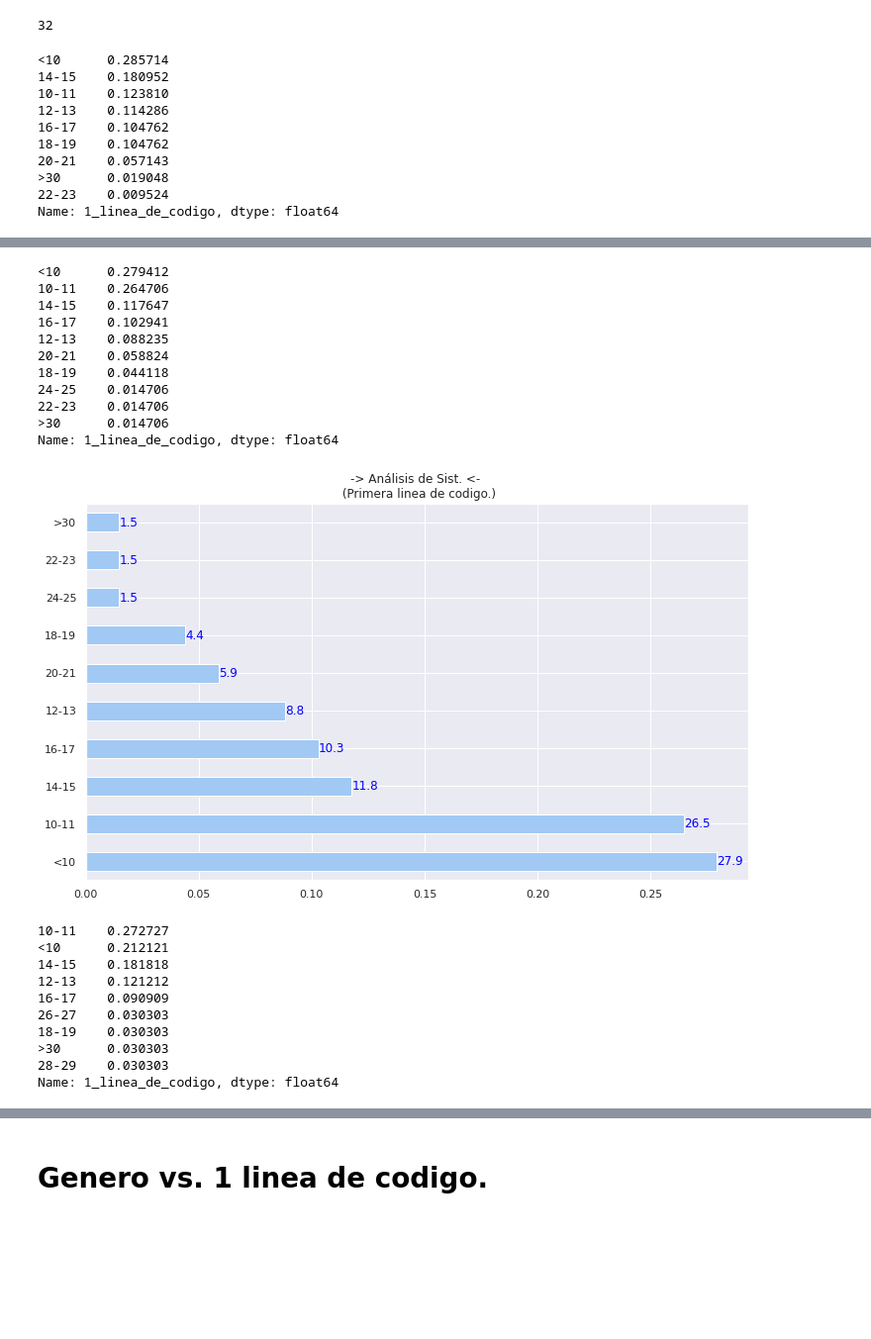
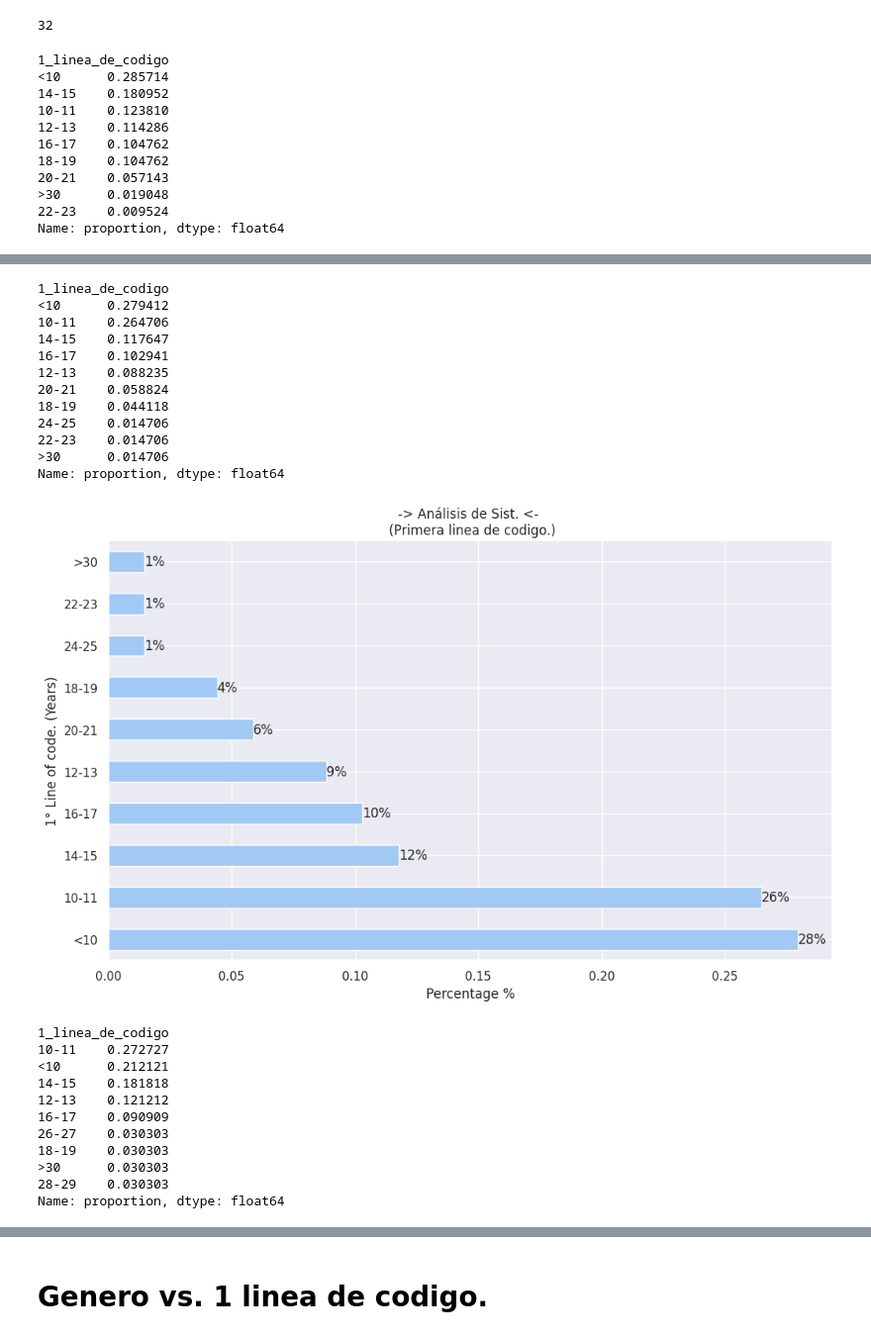
Before and after one commit to TorrezMN/Data_Science, a Jupyter notebook: Enc_Devs_Py/Notebooks/Experience.ipynb, the cells around one changed output, grey strips where cells are left out. Shown at 99% size. Saved outputs shown, nothing was run; the diff lists cells and outputs as text; code cells hidden in the pictures; blank space fills up the shorter version.

```diff
--- a/Enc_Devs_Py/Notebooks/Experience.ipynb
+++ b/Enc_Devs_Py/Notebooks/Experience.ipynb
@@ -411,10 +486,10 @@ fig = plt.figure(figsize=(9, 5))
 
 
 no_comp_exp_coding = (
-    gen.get_group("NO COMPARTO")["exp_en_programacion"]
+    gen.get_group("DONT SHARE")["exp_en_programacion"]
     .value_counts()
     .plot(
-        kind="barh", title="Experiencia en TI. - NO COMPARTO", color=get_color('I do not share.','light')
+        kind="barh", title="Experiencia en TI. - DONT SHARE", color=get_color('I do not share.','light')
     )
 )
 
@@ -424,7 +499,7 @@ no_comp_exp_coding.set_ylabel("Years of experience.")
 
 
 for k, v in enumerate(
-    gen.get_group("NO COMPARTO")["exp_en_programacion"].value_counts().values
+    gen.get_group("DONT SHARE")["exp_en_programacion"].value_counts().values
 ):
     no_comp_exp_coding.annotate(v, (v, k), va="center", color="blue")
 
@@ -493,26 +592,26 @@ Name: 1_linea_de_codigo, dtype: int64
 # %%
 fig = plt.figure(figsize=(9, 5))
 
-prim_linea_coding_hombres = (
-    gen.get_group("HOMBRE")["1_linea_de_codigo"]
+prim_linea_coding_MANs = (
+    gen.get_group("MAN")["1_linea_de_codigo"]
     .value_counts()
     .plot(
         kind="barh",
-        title="PRIMERA LINEA DE CODIGO - HOMBRES",
+        title="PRIMERA LINEA DE CODIGO - MANS",
         color=get_color('Male','light'),
     )
 )
 
 
-prim_linea_coding_hombres.set_xlabel("Total")
-prim_linea_coding_hombres.set_ylabel("Years of experience.")
+prim_linea_coding_MANs.set_xlabel("Total")
+prim_linea_coding_MANs.set_ylabel("Years of experience.")
 
 
 
 for k, v in enumerate(
-    gen.get_group("HOMBRE")["1_linea_de_codigo"].value_counts().values
+    gen.get_group("MAN")["1_linea_de_codigo"].value_counts().values
 ):
-    prim_linea_coding_hombres.annotate(v, (v, k), va="center", color="blue")
+    prim_linea_coding_MANs.annotate(v, (v, k), va="center", color="blue")
 
 plt.show()
 # %% [output]
@@ -535,18 +635,18 @@ Name: 1_linea_de_codigo, dtype: int64
 # %%
 fig = plt.figure(figsize=(9, 5))
 
-prim_linea_coding_mujeres = (
-    gen.get_group("MUJER")["1_linea_de_codigo"]
+prim_linea_coding_WOMANes = (
+    gen.get_group("WOMAN")["1_linea_de_codigo"]
     .value_counts()
     .plot(
-        kind="barh", title="PRIMERA LINEA DE CODIGO - MUJER", color=get_color('Female','light')
+        kind="barh", title="PRIMERA LINEA DE CODIGO - WOMAN", color=get_color('Female','light')
     )
 )
 
 for k, v in enumerate(
-    gen.get_group("MUJER")["1_linea_de_codigo"].value_counts().values
+    gen.get_group("WOMAN")["1_linea_de_codigo"].value_counts().values
 ):
-    prim_linea_coding_mujeres.annotate(v, (v, k), va="center")
+    prim_linea_coding_WOMANes.annotate(v, (v, k), va="center")
 
 plt.show()
 # %% [output]
@@ -566,7 +667,7 @@ Name: 1_linea_de_codigo, dtype: int64
 fig = plt.figure(figsize=(9, 5))
 
 prim_linea_cod_no_comp = (
-    gen.get_group("NO COMPARTO")["1_linea_de_codigo"]
+    gen.get_group("DONT SHARE")["1_linea_de_codigo"]
     .value_counts()
     .plot(
         kind="barh",
@@ -577,7 +678,7 @@ prim_linea_cod_no_comp = (
 
 
 for k, v in enumerate(
-    gen.get_group("NO COMPARTO")["1_linea_de_codigo"].value_counts().values
+    gen.get_group("DONT SHARE")["1_linea_de_codigo"].value_counts().values
 ):
     prim_linea_cod_no_comp.annotate(v, (v, k), va="center", color="blue")
 
@@ -857,13 +984,18 @@ for k, v in enumerate(carreras):
     a_plot = a_df.plot(title=f"-> {v} <- \n (Primera linea de codigo.)", kind="barh")
 
     for l, m in enumerate(a_df.values):
-        a_plot.annotate("{0:.1f}".format(m * 100), (m, l), va="center", color="blue")
+
+        #a_plot.annotate("{0:.1f}".format(m * 100), (m, l), va="center", color="blue")
+        a_plot.annotate(get_percentage(m), (m, l), va="center")
+    plt.xlabel('Percentage %')
+    plt.ylabel('1° Line of code. (Years)')
     plt.show()
     print("\n" * 3)
 
 
 # plt.subplots_adjust(left=0.1, bottom=0.1, right=0.9, top=0.9, wspace=0.4, hspace=1)
 # %% [output]
+1_linea_de_codigo
 <10      0.285714
 14-15    0.180952
 10-11    0.123810
@@ -873,4 +1005,4 @@ for k, v in enumerate(carreras):
 20-21    0.057143
 >30      0.019048
 22-23    0.009524
-Name: 1_linea_de_codigo, dtype: float64
+Name: proportion, dtype: float64
@@ -878,15 +1010,17 @@ Name: 1_linea_de_codigo, dtype: float64
+1_linea_de_codigo
 <10      0.279412
 10-11    0.264706
 14-15    0.117647
 16-17    0.102941
 12-13    0.088235
 20-21    0.058824
 18-19    0.044118
 24-25    0.014706
 22-23    0.014706
 >30      0.014706
-Name: 1_linea_de_codigo, dtype: float64
+Name: proportion, dtype: float64
-[figure, old version]
+[figure, new version]
+1_linea_de_codigo
 10-11    0.272727
 <10      0.212121
 14-15    0.181818
@@ -896,4 +1030,4 @@ Name: 1_linea_de_codigo, dtype: float64
 18-19    0.030303
 >30      0.030303
 28-29    0.030303
-Name: 1_linea_de_codigo, dtype: float64
+Name: proportion, dtype: float64
```
Also changed, not shown: parts of 54 cells of this notebook, 3 other files.
